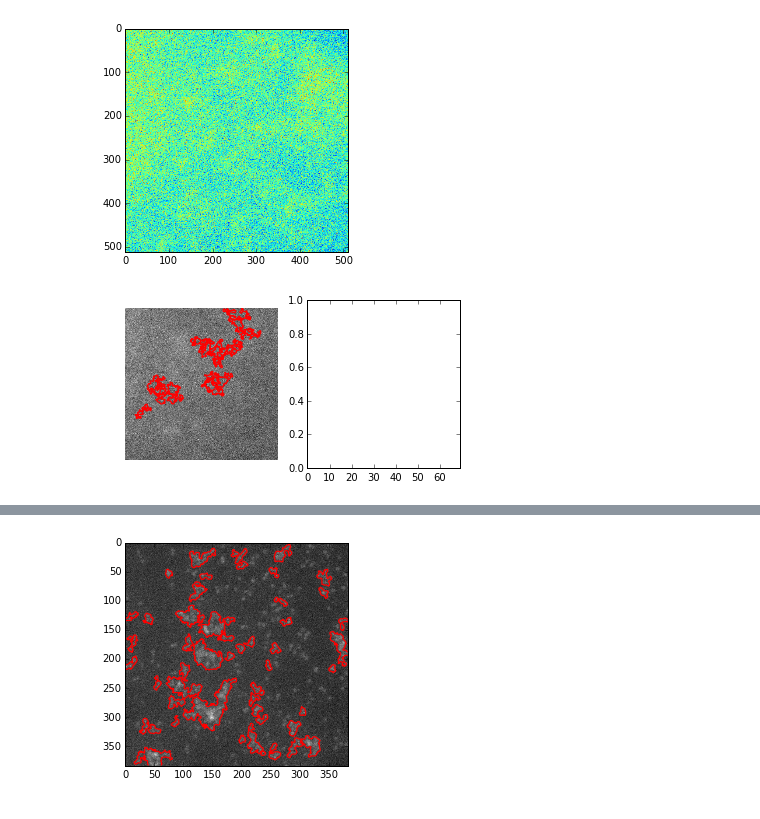
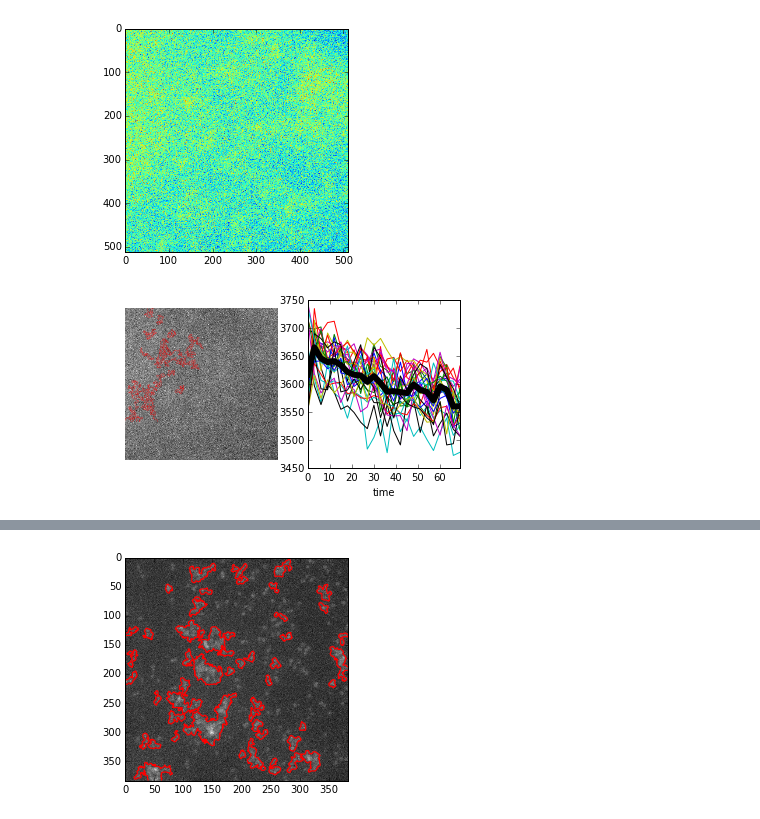
Before and after one commit to rraadd88/htsimaging, a Jupyter notebook: htsimaging/test_nd2vid.ipynb, the cells around one changed output, grey strips where cells are left out. Cells and saved outputs as stored; diff of their text form; code cells hidden in the pictures.

```diff
--- a/htsimaging/test_nd2vid.ipynb
+++ b/htsimaging/test_nd2vid.ipynb
@@ -31,19 +31,20 @@ def nd2arr_list(nd_dh,nd_fns):
         del nd
     return arr_list
 
-def raw2phasecorr(arr_list):
+def raw2phasecorr(arr_list): #cv
     cx = 0.0
     cy = 0.0
     stb_arr_list=[]
-    prev_image = np.float32(arr_list[0]) #ref
+    prev_frame = arr_list[0]
+    prev_image = np.float32(restoration.denoise_tv_chambolle(prev_frame.astype('uint16'), weight=0.1, multichannel=True)) #ref
     for frame in arr_list:
-        image = np.float32(frame)
+        image = np.float32(restoration.denoise_tv_chambolle(frame.astype('uint16'), weight=0.1, multichannel=True))
         # TODO: set window around phase correlation
         dp = cv2.phaseCorrelate(prev_image, image)
         cx = cx - dp[0]
         cy = cy - dp[1]
         xform = np.float32([[1, 0, cx], [0, 1, cy]])
-        stable_image = cv2.warpAffine(image, xform, dsize=(image.shape[1], image.shape[0]))
+        stable_image = cv2.warpAffine(frame.astype('float32'), xform, dsize=(image.shape[1], image.shape[0]))
         prev_image = image
         #clip sides
         ht,wd=np.shape(stable_image)
@@ -100,6 +101,7 @@ def arr_list2vid(arr_list,regions,kins_mean,vid_fh,xpixels, ypixels):
         ax_img.contour(regions, [0.5], linewidths=1.2, colors='r',animated=False)
         if len(kins_mean.columns)>1:
             kins_mean.plot(x='time',legend=False,ax=ax_kin)
+            ax_kin.plot(kins_mean['time'],kins_mean.drop(['time'], axis=1).mean(axis=1),lw=6,color='k')
         ax_kin.set_xlim([kins_mean.loc[0,'time'],kins_mean.loc[len(kins_mean)-1,'time']])
         ax_kin.axvline(kins_mean.loc[i,'time'], color='r', linestyle='--',lw=2)
         plt.savefig(png_dh+'/%02d.png' % i)
@@ -108,7 +110,7 @@ def arr_list2vid(arr_list,regions,kins_mean,vid_fh,xpixels, ypixels):
     subprocess.Popen(bash_command, shell=True, executable='/bin/bash')
 # %%
 fh_xls='/home/kclabws1/Documents/propro/writ/prjs/2_chem_chap_screens/data/yeast_gfp_half_life/data/160309_sdsd_replicates/160309_sdsd_replicates.xlsx'
-well='A15'
+well='A16'
 # %%
 info=pd.read_excel(fh_xls,'info')
 info=info.set_index('varname')
@@ -133,8 +135,8 @@ if not exists("%s.%sstb.mp4" % (fh_xls,well)):
     print ">>> STATUS  : nd2vid : %s" % well
     nd_fns=data_fns[well].dropna().unique()
     arr_list=nd2arr_list(nd_dh,nd_fns)
-#     arr_list_stb=raw2phasecorr(arr_list)
-#     regions,kins_mean=arr_list2regions(arr_list_stb,3)
+    arr_list_stb=raw2phasecorr(arr_list)
+    regions,kins_mean=arr_list2regions(arr_list_stb,3)
 #     arr_list2vid(arr_list_stb,regions,kins_mean,('%s.%sstb.mp4' % (fh_xls,well)),384, 384)
 #     arr_list2vid(regions,arr_list    ,('%s.%sraw.mp4' % (fh_xls,well)),384, 384)
 else:
@@ -163,22 +165,25 @@ WARNING: pylab import has clobbered these variables: ['info', 'var']
 # %%
 dpi=100
 xpixels=384
 ypixels=384
 fig = plt.figure(figsize=(ypixels/dpi*2, xpixels/dpi), dpi=dpi)
 ax_img = plt.subplot(1,2,1)
 ax_kin = plt.subplot(1,2,2)
 ax_img.set_axis_off()
 ax_img.set_aspect('equal')
-i=0
-ax_img.imshow(arr_list_stb[i],cmap='gray',animated=True)
-ax_img.contour(regions, [0.5], linewidths=1.2, colors='r',animated=False)
-if len(kins_mean.columns)>1:
-    kins_mean.plot(x='time',legend=False,ax=ax_kin)
-ax_kin.set_xlim([kins_mean.loc[0,'time'],kins_mean.loc[len(kins_mean)-1,'time']])
-ax_kin.axvline(kins_mean.loc[i,'time'], color='r', linestyle='--',lw=2)
+for i in [0]:#range(len(arr_list)):
+    ax_img.imshow(arr_list[i],cmap='gray',animated=True)
+    ax_img.contour(regions, [0.5], linewidths=0.25, colors='r',animated=False)
+    if len(kins_mean.columns)>1:
+        kins_mean.plot(x='time',legend=False,ax=ax_kin)
+#         kins_mean.mean(axis=1).plot(legend=False,lw=6,ax=ax_kin)
+        ax_kin.plot(kins_mean['time'],kins_mean.drop(['time'], axis=1).mean(axis=1),lw=6,color='k')
+    ax_kin.set_xlim([kins_mean.loc[0,'time'],kins_mean.loc[len(kins_mean)-1,'time']])
+    ax_kin.axvline(kins_mean.loc[i,'time'], color='r', linestyle='--',lw=2)
+ax_img.set_aspect('equal')
 plt.savefig('test.png')
 # ax_kin.clear()
 # %% [output]
-[figure, old version]
+[figure, new version]
 # %%
 # %% [output]
```
Also changed, not shown: parts of 2 cells of this notebook, 3 other files.
